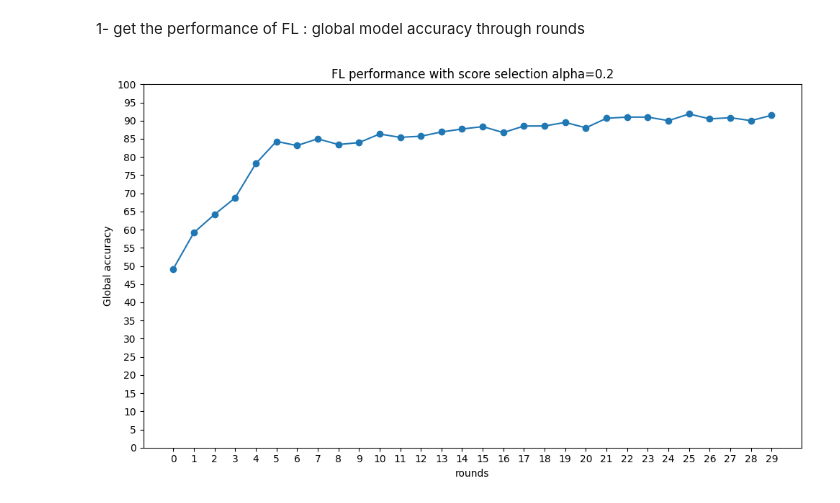
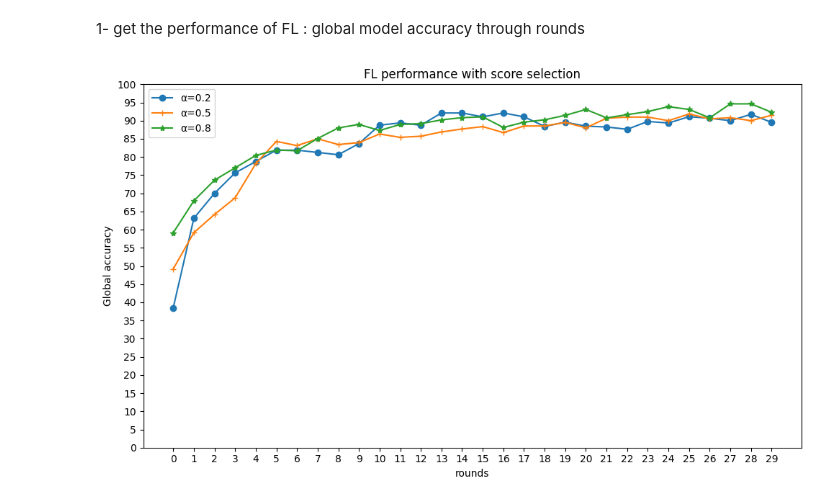
Before and after one commit to PFEWorkspace/code, a Jupyter notebook: scratch/subdir/utils/plot.ipynb, the cells around one changed output. Saved outputs shown, nothing was run; the diff lists cells and outputs as text; code cells hidden in the pictures.

Commit message:
changed the score formule and did the simulation of score selection with alpha=0.8

```diff
--- a/scratch/subdir/utils/plot.ipynb
+++ b/scratch/subdir/utils/plot.ipynb
@@ -3,30 +3,44 @@
 # %%
 import pandas as pd
 import matplotlib.pyplot as plt
 
 # Read the CSV file into a DataFrame
-df = pd.read_csv('../results/score_alpha05_nodes50/models.csv')  # Replace 'your_csv_file.csv' with your actual file name
+df2 = pd.read_csv('../results/score_alpha02_nodes50/models.csv')
+df5 = pd.read_csv('../results/score_alpha05_nodes50/models.csv')
+df8 = pd.read_csv('../results/score_alpha08_nodes50/models.csv')  # Replace 'your_csv_file.csv' with your actual file name
+
 
 # Filter rows with type=2
-filtered_df = df[df['type'] == 2]
-filtered_df = filtered_df[1:]
+filtered_df2 = df2[df2['type'] == 2]
+filtered_df2 = filtered_df2[1:]
 
+filtered_df5 = df5[df5['type'] == 2]
+filtered_df5 = filtered_df5[1:]
+
+filtered_df8 = df8[df8['type'] == 2]
+filtered_df8 = filtered_df8[1:]
 # Extract accuracy values
-accuracies = filtered_df['accuracy']
-index = filtered_df['round']
+accuracies2 = filtered_df2['accuracy']
+accuracies5 = filtered_df5['accuracy']
+accuracies8 = filtered_df8['accuracy']
+
+index = filtered_df2['round']
 # print(accuracies)
 # Create a line plot
 plt.figure(figsize=(10, 6))
-plt.plot(index, accuracies, marker='o')
-plt.title('FL performance with score selection alpha=0.2')
+plt.plot(index, accuracies2, marker='o', label="α=0.2")
+plt.plot(index, accuracies5, marker='+', label="α=0.5")
+plt.plot(index, accuracies8, marker='*', label="α=0.8")
+plt.title('FL performance with score selection')
 plt.xlabel('rounds')
 plt.ylabel('Global accuracy')
 plt.yticks(range(0, 101, 5))
 plt.xticks(range(0,30, 1))
+plt.legend()
 plt.tight_layout()
 plt.show()
 # %% [output]
-[figure, old version]
+[figure, new version]
 # %%
 import json
 import numpy as np
```
Also changed, not shown: parts of 4 cells of this notebook, 9 other files.
